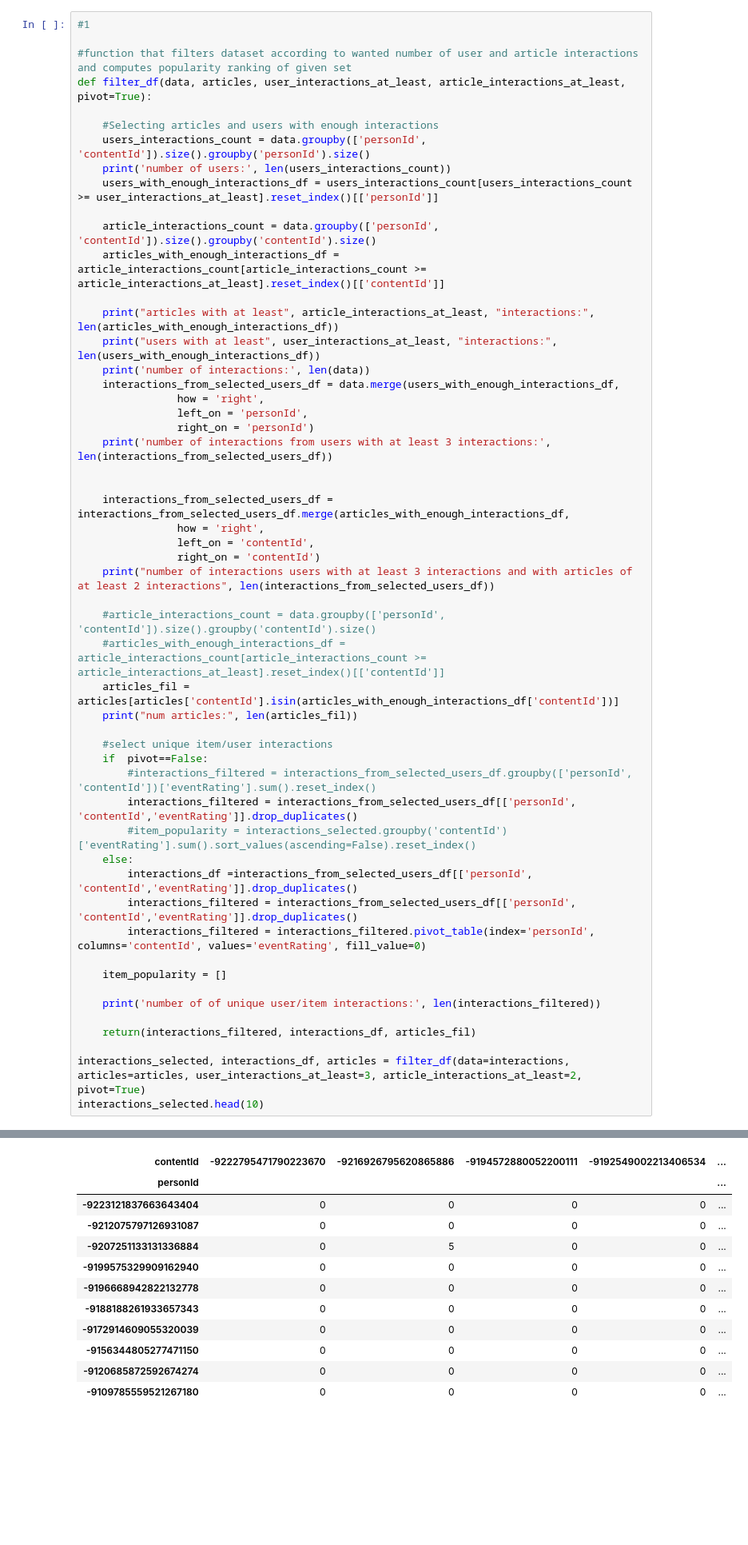
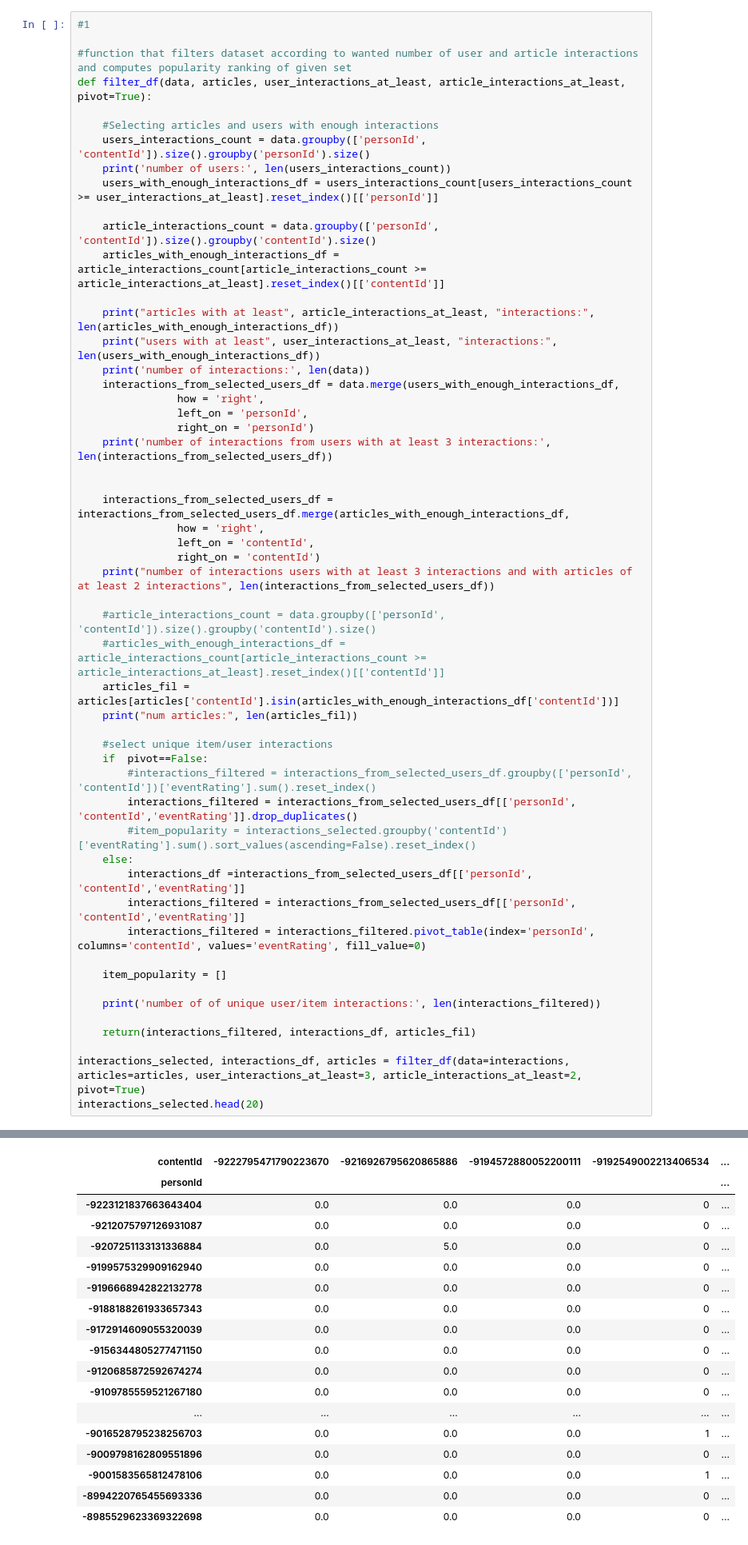
Before and after one commit to MK473203/NLP_project_35, a Jupyter notebook: project_1-3.ipynb, the cells around one changed output, grey strips where cells are left out. Shown at 80% size. Cells and saved outputs as stored; diff of their text form; blank space fills up the shorter version.

```diff
--- a/project_1-3.ipynb
+++ b/project_1-3.ipynb
@@ -101,43 +101,49 @@ def filter_df(data, articles, user_interactions_at_least, article_interactions_a
     #articles_with_enough_interactions_df = article_interactions_count[article_interactions_count >= article_interactions_at_least].reset_index()[['contentId']]
     articles_fil = articles[articles['contentId'].isin(articles_with_enough_interactions_df['contentId'])]
     print("num articles:", len(articles_fil))
 
     #select unique item/user interactions
     if  pivot==False:
         #interactions_filtered = interactions_from_selected_users_df.groupby(['personId', 'contentId'])['eventRating'].sum().reset_index()
         interactions_filtered = interactions_from_selected_users_df[['personId', 'contentId','eventRating']].drop_duplicates()
         #item_popularity = interactions_selected.groupby('contentId')['eventRating'].sum().sort_values(ascending=False).reset_index()
     else:
-        interactions_df =interactions_from_selected_users_df[['personId', 'contentId','eventRating']].drop_duplicates()
-        interactions_filtered = interactions_from_selected_users_df[['personId', 'contentId','eventRating']].drop_duplicates()
+        interactions_df =interactions_from_selected_users_df[['personId', 'contentId','eventRating']]
+        interactions_filtered = interactions_from_selected_users_df[['personId', 'contentId','eventRating']]
         interactions_filtered = interactions_filtered.pivot_table(index='personId', columns='contentId', values='eventRating', fill_value=0)
 
     item_popularity = []
 
     print('number of of unique user/item interactions:', len(interactions_filtered))
 
     return(interactions_filtered, interactions_df, articles_fil)
 
 interactions_selected, interactions_df, articles = filter_df(data=interactions, articles=articles, user_interactions_at_least=3, article_interactions_at_least=2, pivot=True)
-interactions_selected.head(10)
+interactions_selected.head(20)
 # %% [output]
 number of users: 1895
 articles with at least 2 interactions: 2744
 users with at least 3 interactions: 1400
 number of interactions: 72312
 number of interactions from users with at least 3 interactions: 71244
 number of interactions users with at least 3 interactions and with articles of at least 2 interactions 70849
 num articles: 2760
 number of of unique user/item interactions: 1400
 | contentId | -9222795471790223670 | -9216926795620865886 | -9194572880052200111 | -9192549002213406534 | ... |
 | personId |  |  |  |  | ... |
-| -9223121837663643404 | 0 | 0 | 0 | 0 | ... |
-| -9212075797126931087 | 0 | 0 | 0 | 0 | ... |
-| -9207251133131336884 | 0 | 5 | 0 | 0 | ... |
-| -9199575329909162940 | 0 | 0 | 0 | 0 | ... |
-| -9196668942822132778 | 0 | 0 | 0 | 0 | ... |
-| -9188188261933657343 | 0 | 0 | 0 | 0 | ... |
-| -9172914609055320039 | 0 | 0 | 0 | 0 | ... |
-| -9156344805277471150 | 0 | 0 | 0 | 0 | ... |
-| -9120685872592674274 | 0 | 0 | 0 | 0 | ... |
-| -9109785559521267180 | 0 | 0 | 0 | 0 | ... |
+| -9223121837663643404 | 0.0 | 0.0 | 0.0 | 0 | ... |
+| -9212075797126931087 | 0.0 | 0.0 | 0.0 | 0 | ... |
+| -9207251133131336884 | 0.0 | 5.0 | 0.0 | 0 | ... |
+| -9199575329909162940 | 0.0 | 0.0 | 0.0 | 0 | ... |
+| -9196668942822132778 | 0.0 | 0.0 | 0.0 | 0 | ... |
+| -9188188261933657343 | 0.0 | 0.0 | 0.0 | 0 | ... |
+| -9172914609055320039 | 0.0 | 0.0 | 0.0 | 0 | ... |
+| -9156344805277471150 | 0.0 | 0.0 | 0.0 | 0 | ... |
+| -9120685872592674274 | 0.0 | 0.0 | 0.0 | 0 | ... |
+| -9109785559521267180 | 0.0 | 0.0 | 0.0 | 0 | ... |
+| ... | ... | ... | ... | ... | ... |
+| -9016528795238256703 | 0.0 | 0.0 | 0.0 | 1 | ... |
+| -9009798162809551896 | 0.0 | 0.0 | 0.0 | 0 | ... |
+| -9001583565812478106 | 0.0 | 0.0 | 0.0 | 1 | ... |
+| -8994220765455693336 | 0.0 | 0.0 | 0.0 | 0 | ... |
+| -8985529623369322698 | 0.0 | 0.0 | 0.0 | 0 | ... |
```
Also changed, not shown: parts of 8 cells of this notebook.
